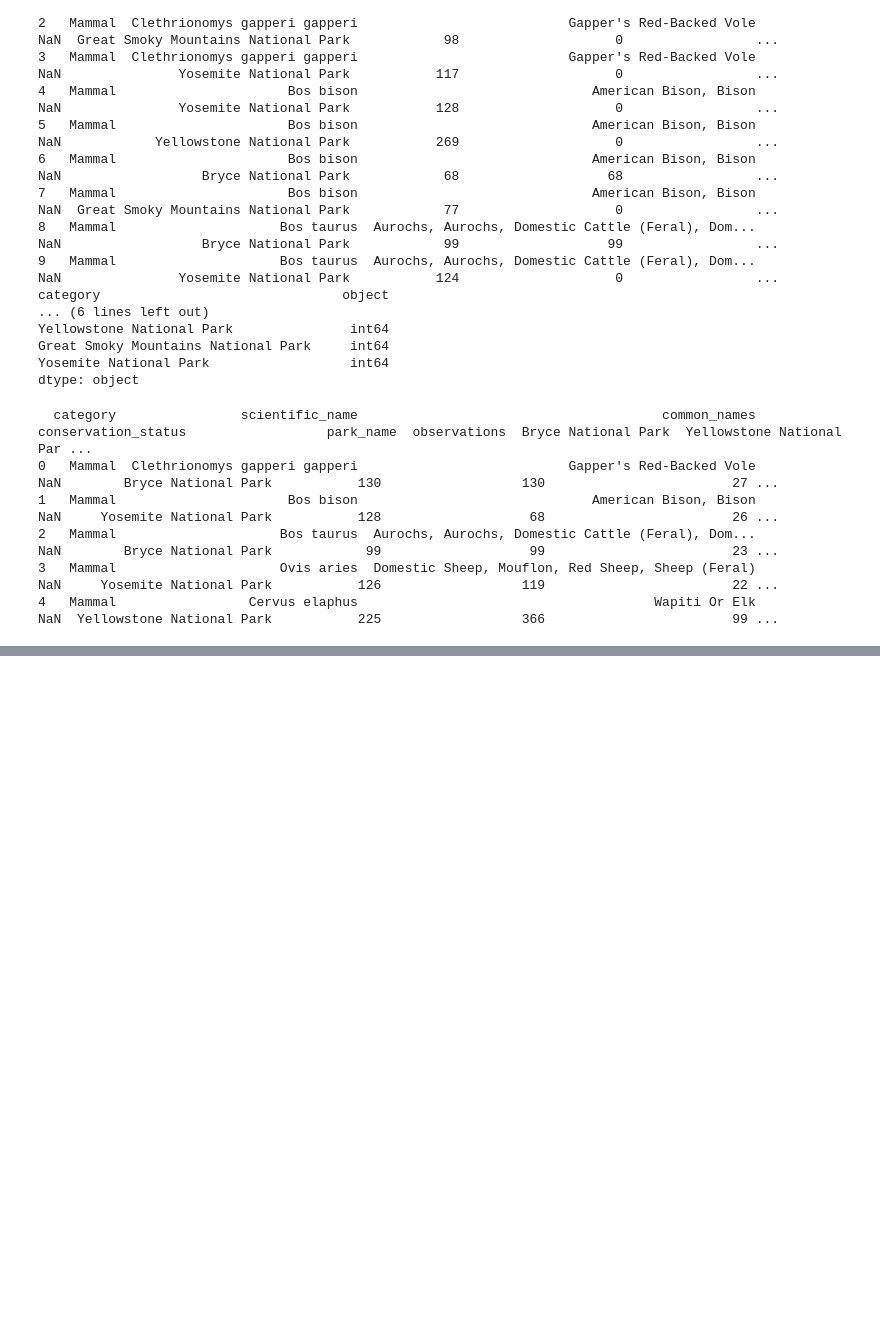
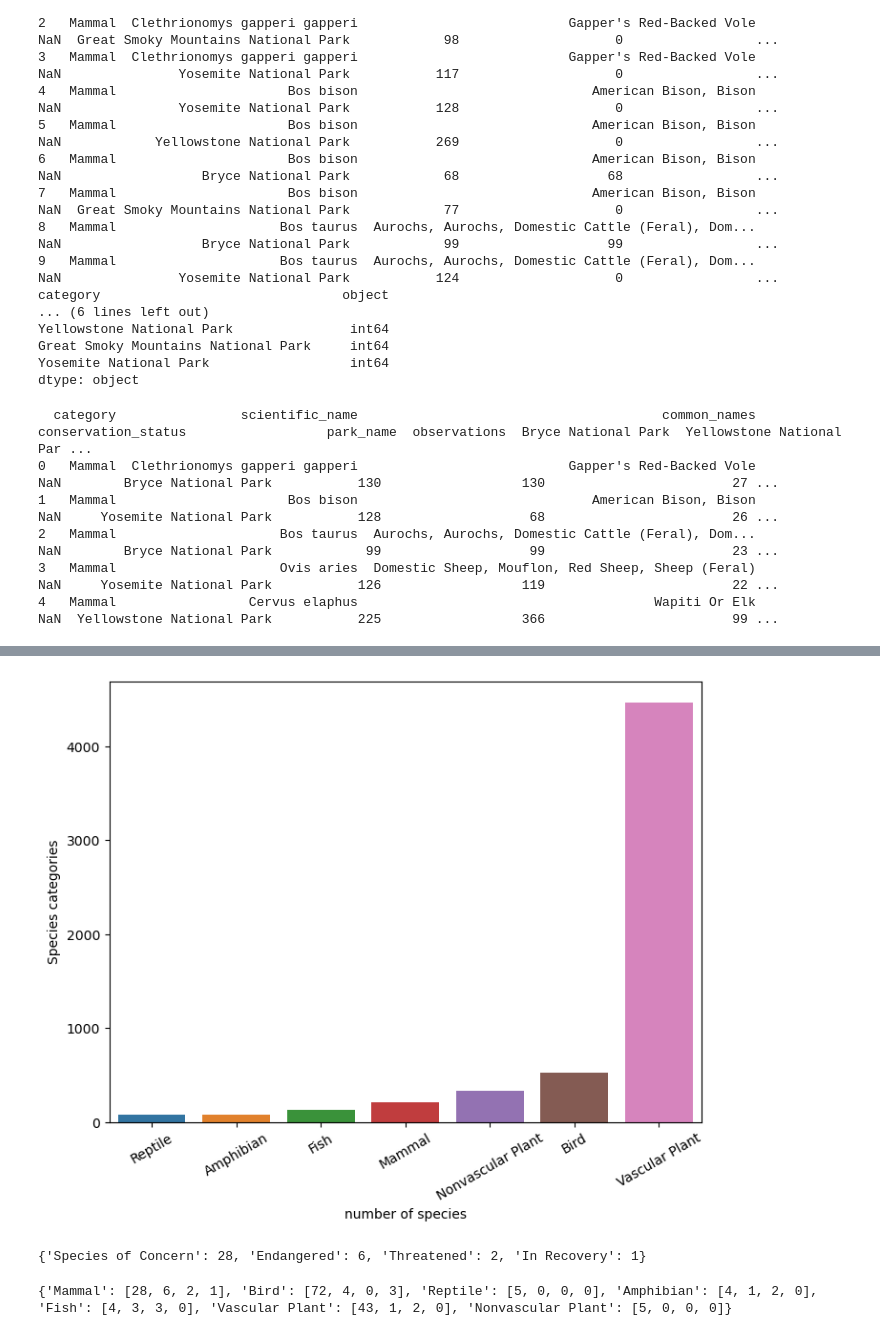
Before and after one commit to El-Mounir/biodiversity_DS, a Jupyter notebook: biodiversity.ipynb, the cells around one changed output, grey strips where cells are left out. Drawn from its saved outputs; the diff is of its cells as text; code cells hidden in the pictures; blank space fills up the shorter version.

Commit message:
added data visualization

```diff
--- a/biodiversity.ipynb
+++ b/biodiversity.ipynb
@@ -133,8 +142,7 @@ def dataframes_per_scnames(scname):
     new_biodiversity_dataframe = biodiversity_dataframe.copy();
     for park in unique_park_name_list:
         new_biodiversity_dataframe[park] = np.sum(new_biodiversity_dataframe[park]);
-    new_biodiversity_dataframe = new_biodiversity_dataframe.drop_duplicates(subset = new_biodiversity_dataframe.columns[0:2]);
-    #print(new_biodiversity_dataframe);
+    new_biodiversity_dataframe = new_biodiversity_dataframe.drop_duplicates(subset = new_biodiversity_dataframe.columns[0:3]);
     return new_biodiversity_dataframe
 
 for s_name in unique_sc_name_list:
@@ -177,0 +181,6 @@ print(new_biodiversity.head());
+# %%
+biodiversity_updated_df = new_biodiversity;
+#print(biodiversity_updated_df.head());
+#print(biodiversity_updated_df.category.unique())
+#print(biodiversity_updated_df[biodiversity_updated_df['conservation_status'] == 'In Recovery']);
+print(biodiversity_updated_df.head(20));
@@ -177,0 +205,40 @@ print(new_biodiversity.head());
+# %%
+plt.figure(figsize=(8,6));
+sns.countplot(x = biodiversity_updated_df["category"], order = biodiversity_updated_df["category"].value_counts(ascending=True).index);
+plt.xticks(rotation = 30);
+plt.xlabel('number of species');
+plt.ylabel("Species categories");
+plt.show();
+# %% [output]
+[figure, added]
+# %%
+def conservation_stat(category):
+    stat_serie = {'Species of Concern':0 , 'Endangered':0, 'Threatened':0, 'In Recovery':0};
+    for loc_index in range(0,len(biodiversity_updated_df)):
+        if biodiversity_updated_df.category[loc_index] == category and biodiversity_updated_df['conservation_status'][loc_index] != np.nan:
+            if biodiversity_updated_df['conservation_status'][loc_index] == 'In Recovery':
+                stat_serie['In Recovery'] += 1;
+            elif biodiversity_updated_df['conservation_status'][loc_index] == 'Species of Concern':
+                stat_serie['Species of Concern'] += 1;
+            elif biodiversity_updated_df['conservation_status'][loc_index] == 'Endangered':
+                stat_serie['Endangered'] += 1;
+            elif biodiversity_updated_df['conservation_status'][loc_index] == 'Threatened':
+                stat_serie['Threatened'] += 1;
+    return stat_serie;
+
+mammal_stats = conservation_stat('Mammal');
+print(mammal_stats);
+# %% [output]
+{'Species of Concern': 28, 'Endangered': 6, 'Threatened': 2, 'In Recovery': 1}
+# %%
+unique_conservation_status = ('Species of Concern','Endangered','Threatened','In Recovery');
+stats_per_category = {'Mammal':[],'Bird':[],'Reptile':[],'Amphibian':[],'Fish':[],'Vascular Plant':[],'Nonvascular Plant':[]}
+
+for key in stats_per_category.keys():
+    stat_object = conservation_stat(key);
+    for skey in stat_object.keys():
+        stats_per_category[key].append(stat_object[skey]);
+
+print(stats_per_category);
+# %% [output]
+{'Mammal': [28, 6, 2, 1], 'Bird': [72, 4, 0, 3], 'Reptile': [5, 0, 0, 0], 'Amphibian': [4, 1, 2, 0], 'Fish': [4, 3, 3, 0], 'Vascular Plant': [43, 1, 2, 0], 'Nonvascular Plant': [5, 0, 0, 0]}
```
Also changed, not shown: parts of 7 cells of this notebook.
